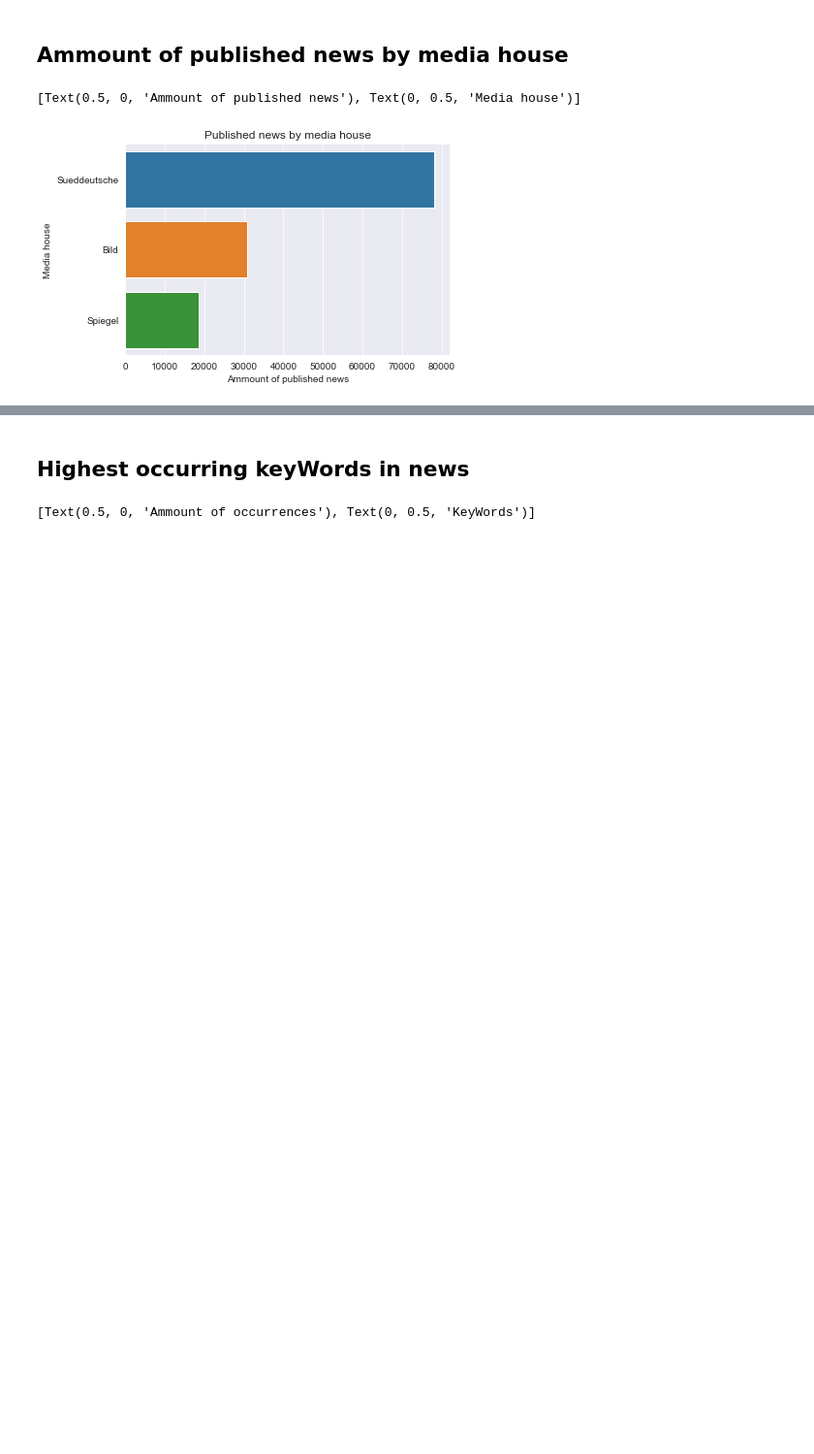
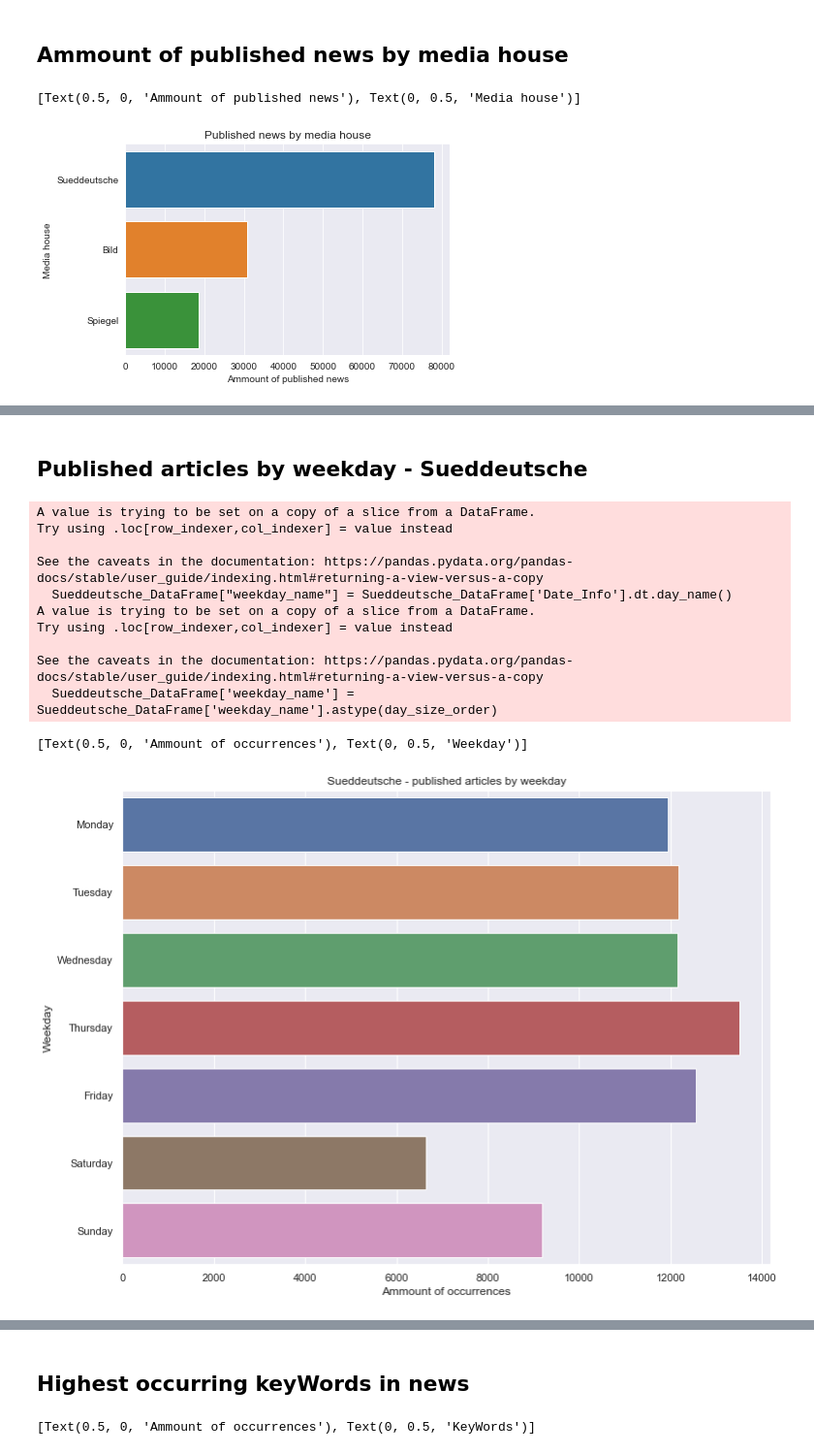
Before and after one commit to JanSchuck/Bachelorthesis, a Jupyter notebook: Analysis/Basic_Analysis.ipynb, the cells around one changed output, grey strips where cells are left out. Shown at 97% size. Cells and saved outputs as stored; diff of their text form; code cells hidden in the pictures; blank space fills up the shorter version.

```diff
--- a/Analysis/Basic_Analysis.ipynb
+++ b/Analysis/Basic_Analysis.ipynb
@@ -46,0 +99,29 @@ ax.set(xlabel="Ammount of published news", ylabel = "Media house")
+# %% [markdown]
+## Published articles by weekday - Sueddeutsche
+# %%
+Sueddeutsche_DataFrame["weekday_name"] = Sueddeutsche_DataFrame['Date_Info'].dt.day_name()
+
+Sueddeutsche_DataFrame['weekday_name'] = Sueddeutsche_DataFrame['weekday_name'].astype(day_size_order)
+
+weekday_count = Sueddeutsche_DataFrame["weekday_name"].value_counts().sort_values()
+values = weekday_count.values
+keys = weekday_count.keys()
+
+plt.title("Sueddeutsche - published articles by weekday")
+
+ax = sns.barplot(x = values, y=keys,orient="h")
+ax.set(title="Sueddeutsche - published articles by weekday")
+ax.set(xlabel="Ammount of occurrences", ylabel = "Weekday")
+# %% [output]
+A value is trying to be set on a copy of a slice from a DataFrame.
+Try using .loc[row_indexer,col_indexer] = value instead
+
+See the caveats in the documentation: https://pandas.pydata.org/pandas-docs/stable/user_guide/indexing.html#returning-a-view-versus-a-copy
+  Sueddeutsche_DataFrame["weekday_name"] = Sueddeutsche_DataFrame['Date_Info'].dt.day_name()
+A value is trying to be set on a copy of a slice from a DataFrame.
+Try using .loc[row_indexer,col_indexer] = value instead
+
+See the caveats in the documentation: https://pandas.pydata.org/pandas-docs/stable/user_guide/indexing.html#returning-a-view-versus-a-copy
+  Sueddeutsche_DataFrame['weekday_name'] = Sueddeutsche_DataFrame['weekday_name'].astype(day_size_order)
+[Text(0.5, 0, 'Ammount of occurrences'), Text(0, 0.5, 'Weekday')]
+[figure, added]
```
Also changed, not shown: parts of 13 cells of this notebook.
